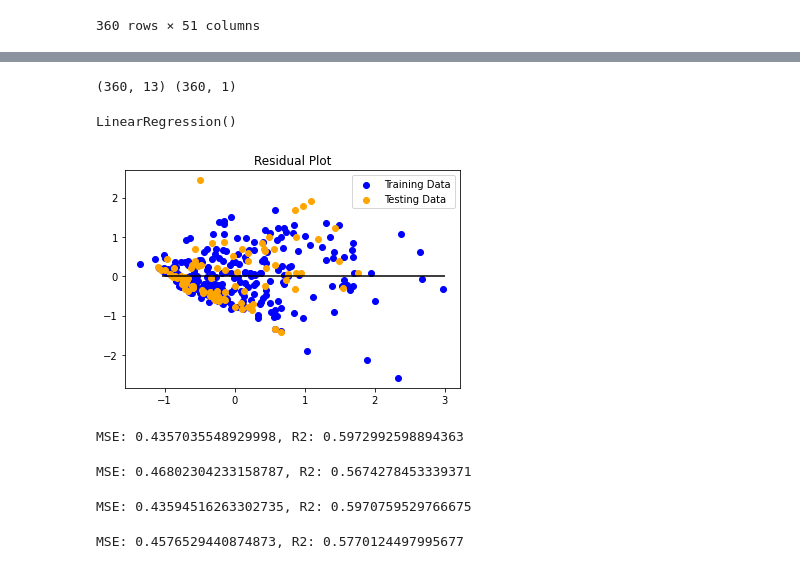
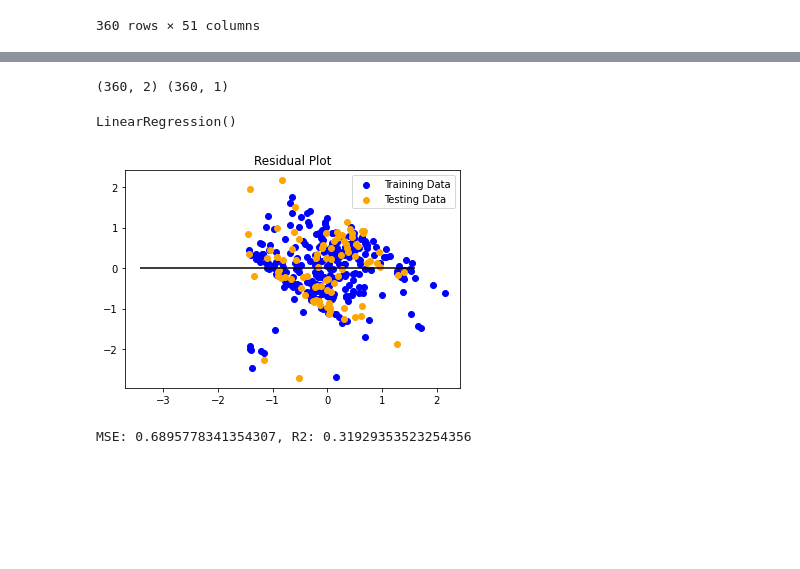
Before and after one commit to jonhicks123/NBA-Salaries-Prediction, a Jupyter notebook: NBA_salary_ML.ipynb, the cells around one changed output, grey strips where cells are left out. Cells and saved outputs as stored; diff of their text form; code cells hidden in the pictures; blank space fills up the shorter version.

```diff
--- a/NBA_salary_ML.ipynb
+++ b/NBA_salary_ML.ipynb
@@ -21,3 +21,5 @@ nba
 | 380 | Zach Randolph | PF | 12307692 | USA | 35 | MEM | 73 | 5 | 1786 | 18.5 | ... | ... |
 | 381 | Zaza Pachulia | C | 3477600 | Georgia | 32 | GSW | 70 | 70 | 1268 | 16.1 | ... | ... |
 360 rows × 51 columns
+# %%
+nba['Salary_log'] = nba['Salary'].apply(lambda x: np.log(x))
@@ -26,11 +38,11 @@ nba
 # 'G','PTS', 'WS', 'PER', 'Age' R2: 0.5900334734920706
 # 'G', 'PTS', 'WS', 'PER', 'Age', 'ORB%', 'DRB%', 'AST', 'TOV', 'FGA', 'FG', '3PA', '3P%' R2: 0.5972992598894363
 
-X = nba[['G', 'PTS', 'WS', 'PER', 'Age', 'ORB%', 'DRB%', 'AST', 'TOV', 'FGA', 'FG', '3PA', '3P%']]
+X = nba[['G', 'PTS']]
 y = nba["Salary"].values.reshape(-1, 1)
 print(X.shape, y.shape)
 # %% [output]
-(360, 13) (360, 1)
+(360, 2) (360, 1)
 # %%
 # Split the data into training and testing
 from sklearn.model_selection import train_test_split
@@ -54,84 +66,33 @@ y_test_scaled = y_scaler.transform(y_test)
 # Create a LinearRegression model and fit it to the scaled training data
 
 from sklearn.linear_model import LinearRegression
-model = LinearRegression()
-model.fit(X_train_scaled, y_train_scaled)
+regressor = LinearRegression()
+regressor.fit(X_train_scaled, y_train_scaled)
 # %% [output]
 LinearRegression()
 # %%
 # Make predictions using a fitted model
 # Plot the difference between the model predicted values and actual y values, versus the model predicted values
 # Hint: You can predict values of X training and testing data using the model.predict() method on a fitted model
 
-predictions = model.predict(X_test_scaled)
-model.fit(X_train_scaled, y_train_scaled)
-plt.scatter(model.predict(X_train_scaled), y_train_scaled - model.predict(X_train_scaled), c="blue", label="Training Data")
-plt.scatter(model.predict(X_test_scaled), y_test_scaled - model.predict(X_test_scaled), c="orange", label="Testing Data")
+predictions = regressor.predict(X_test_scaled)
+regressor.fit(X_train_scaled, y_train_scaled)
+plt.scatter(regressor.predict(X_train_scaled), y_train_scaled - regressor.predict(X_train_scaled), c="blue", label="Training Data")
+plt.scatter(regressor.predict(X_test_scaled), y_test_scaled - regressor.predict(X_test_scaled), c="orange", label="Testing Data")
 plt.legend()
 plt.hlines(y=0, xmin=y_test_scaled.min(), xmax=y_test_scaled.max())
 plt.title("Residual Plot")
 plt.show()
 # %% [output]
-[figure, old version]
+[figure, new version]
 # %%
 # Used X_test_scaled, y_test_scaled, and model.predict(X_test_scaled) to calculate MSE and R2
 
 from sklearn.metrics import mean_squared_error
 
 MSE = mean_squared_error(y_test_scaled, predictions)
-r2 = model.score(X_test_scaled, y_test_scaled)
+r2 = regressor.score(X_test_scaled, y_test_scaled)
 
 print(f"MSE: {MSE}, R2: {r2}")
 # %% [output]
-MSE: 0.4357035548929998, R2: 0.5972992598894363
+MSE: 0.6895778341354307, R2: 0.31929353523254356
-# %%
-# LASSO model
-# Note: Use an alpha of .01 when creating the model for this activity
-from sklearn.linear_model import Lasso
-
-### BEGIN SOLUTION
-lasso = Lasso(alpha=.01).fit(X_train_scaled, y_train_scaled)
-
-predictions = lasso.predict(X_test_scaled)
-
-MSE = mean_squared_error(y_test_scaled, predictions)
-r2 = lasso.score(X_test_scaled, y_test_scaled)
-### END SOLUTION
-
-print(f"MSE: {MSE}, R2: {r2}")
-# %% [output]
-MSE: 0.46802304233158787, R2: 0.5674278453339371
-# %%
-# Ridge model
-# Note: Use an alpha of .01 when creating the model for this activity
-from sklearn.linear_model import Ridge
-
-### BEGIN SOLUTION
-ridge = Ridge(alpha=.01).fit(X_train_scaled, y_train_scaled)
-
-predictions = ridge.predict(X_test_scaled)
-
-MSE = mean_squared_error(y_test_scaled, predictions)
-r2 = ridge.score(X_test_scaled, y_test_scaled)
-### END SOLUTION
-
-print(f"MSE: {MSE}, R2: {r2}")
-# %% [output]
-MSE: 0.43594516263302735, R2: 0.5970759529766675
-# %%
-# ElasticNet model
-# Note: Use an alpha of .01 when creating the model for this activity
-from sklearn.linear_model import ElasticNet
-
-### BEGIN SOLUTION
-elasticnet = ElasticNet(alpha=.01).fit(X_train_scaled, y_train_scaled)
-
-predictions = elasticnet.predict(X_test_scaled)
-
-MSE = mean_squared_error(y_test_scaled, predictions)
-r2 = elasticnet.score(X_test_scaled, y_test_scaled)
-### END SOLUTION
-
-print(f"MSE: {MSE}, R2: {r2}")
-# %% [output]
-MSE: 0.4576529440874873, R2: 0.5770124497995677
```
Also changed, not shown: parts of 6 cells of this notebook, 4 other files.
